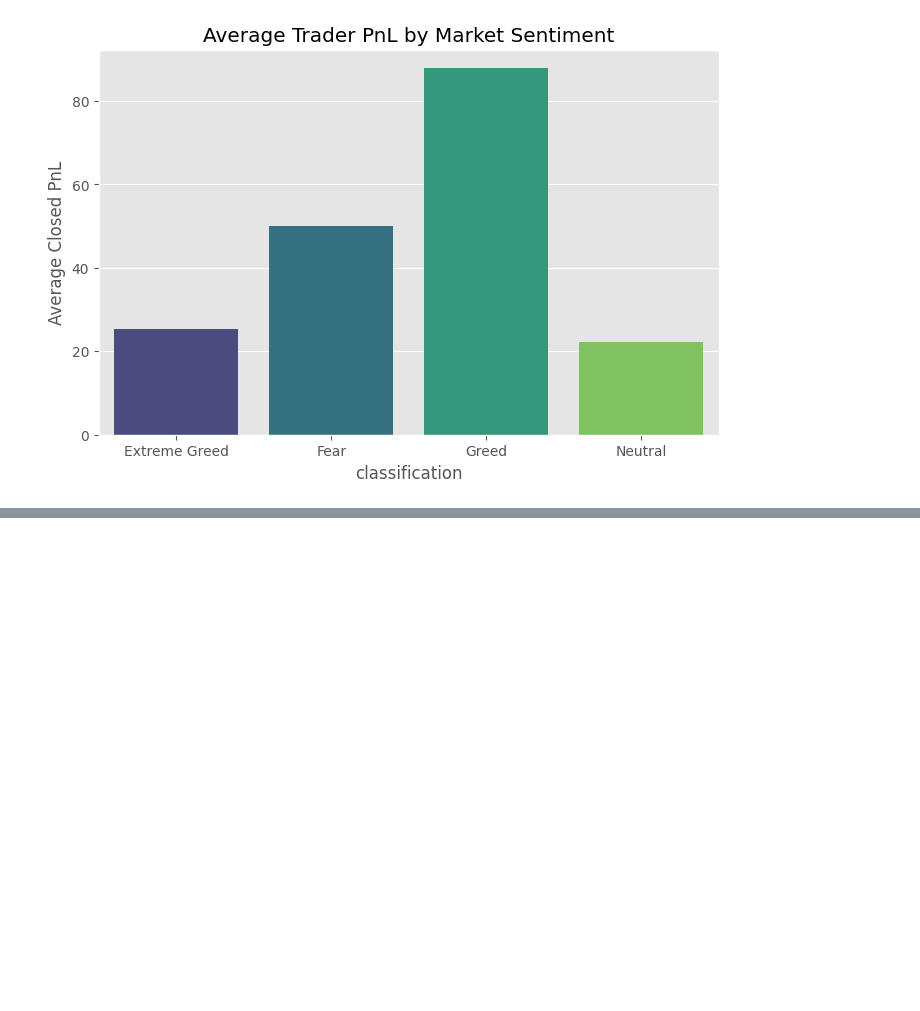
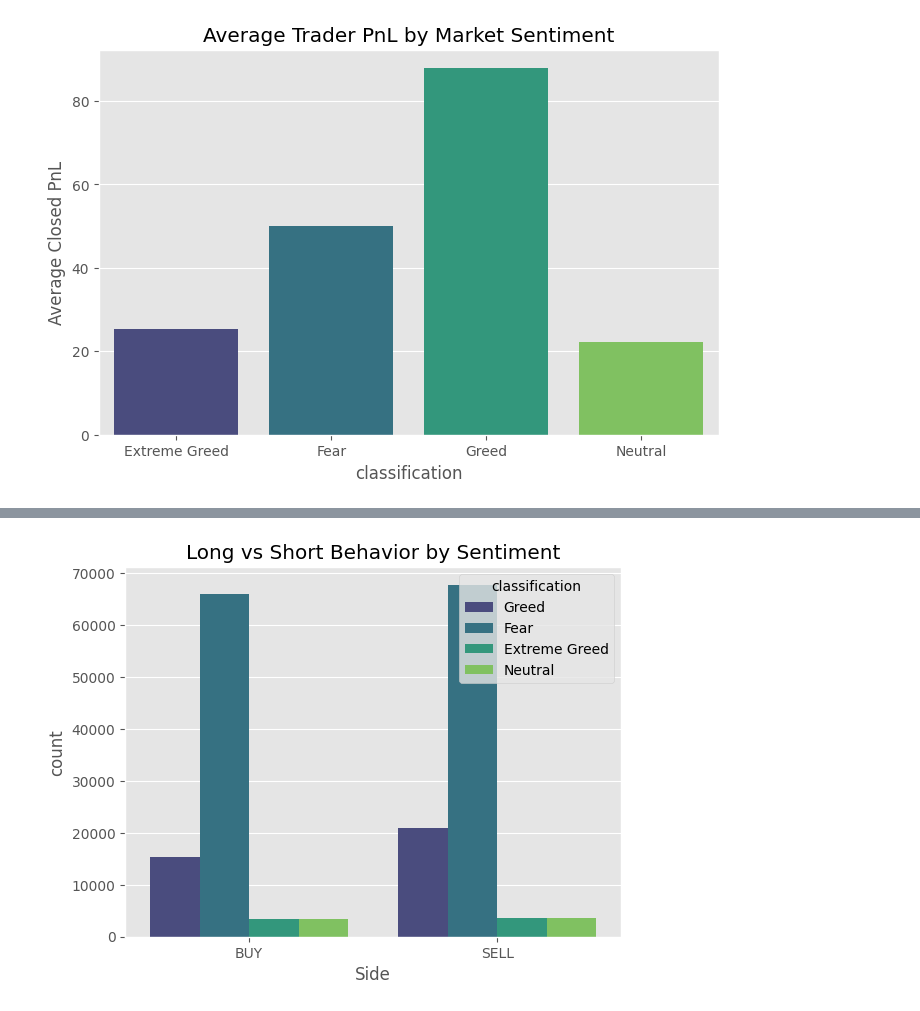
Before and after one commit to Trickybutshruti/Market-Sentiment-Analysis, a Jupyter notebook: analysis.ipynb, the cells around one changed output, grey strips where cells are left out. Cells and saved outputs as stored; diff of their text form; code cells hidden in the pictures; blank space fills up the shorter version.

```diff
--- a/analysis.ipynb
+++ b/analysis.ipynb
@@ -244,0 +280,9 @@ plt.show()
+# %%
+pd.crosstab(data['classification'], data['Side'])
+sns.countplot(x='Side', hue='classification', data=data , palette='viridis')
+
+plt.title("Long vs Short Behavior by Sentiment")
+
+plt.show()
+# %% [output]
+[figure, added]
```
Also changed, not shown: parts of 35 cells of this notebook.
